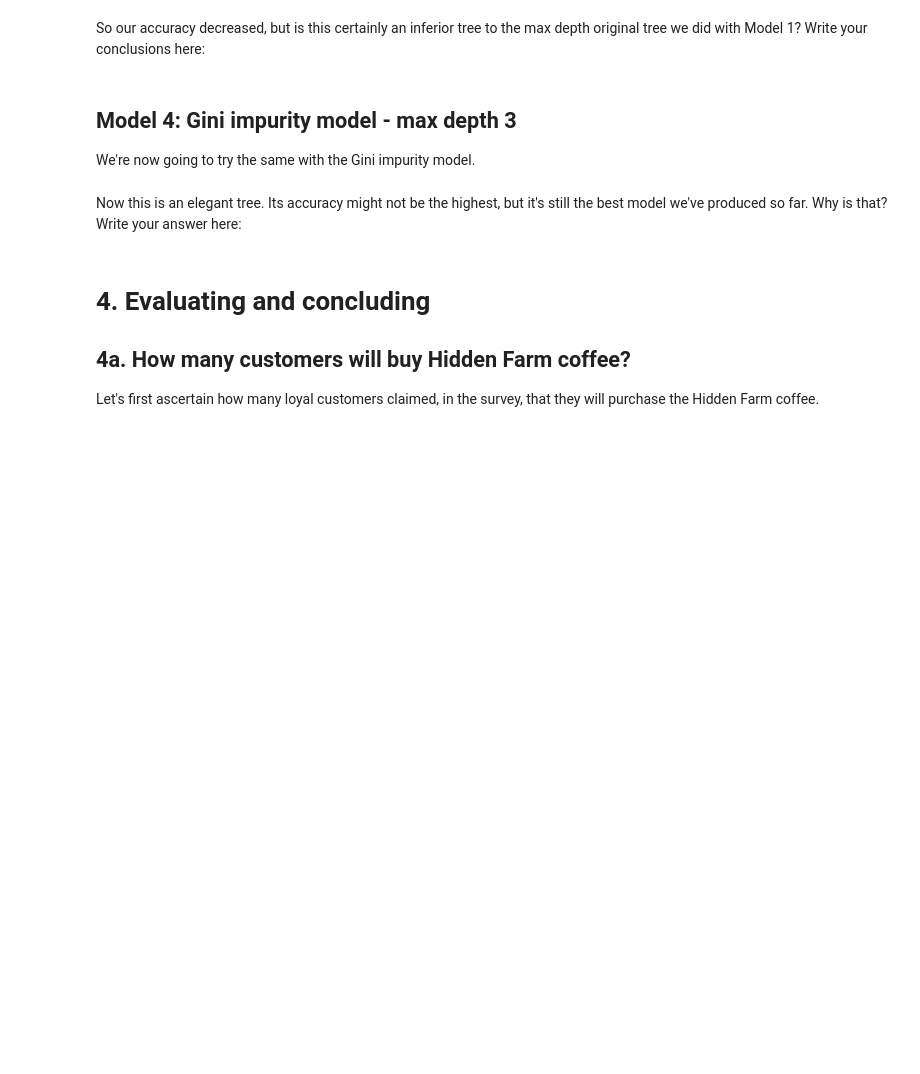
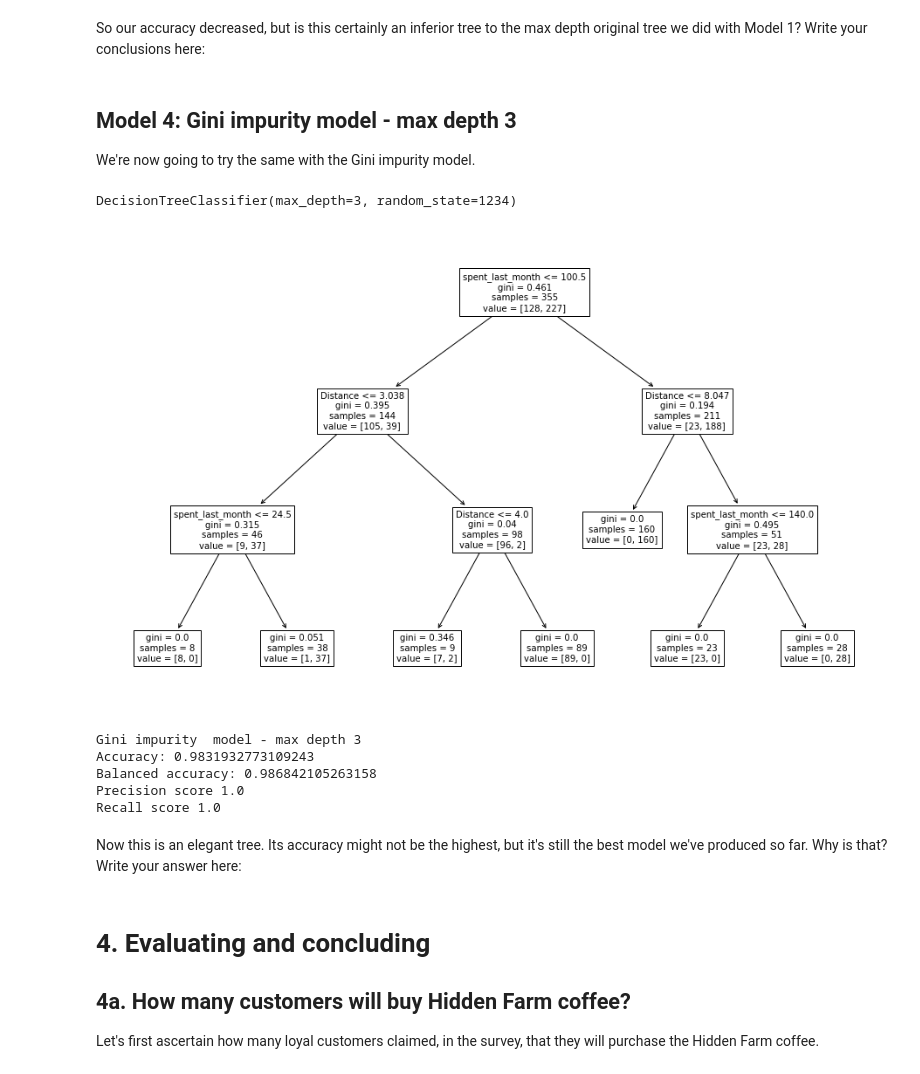
Before and after one commit to demiroz/dsc, a Jupyter notebook: Unit 14 - Supervised Learning/14.3 Decision Trees/14.3.5 Case Study - RR Diner Coffee/Springboard Decision Tree Specialty Coffee Case Study - Tier 3.ipynb, the cells around one changed output. Drawn from its saved outputs; the diff is of its cells as text; code cells hidden in the pictures; blank space fills up the shorter version.

```diff
--- a/Unit 14 - Supervised Learning/14.3 Decision Trees/14.3.5 Case Study - RR Diner Coffee/Springboard Decision Tree Specialty Coffee Case Study - Tier 3.ipynb
+++ b/Unit 14 - Supervised Learning/14.3 Decision Trees/14.3.5 Case Study - RR Diner Coffee/Springboard Decision Tree Specialty Coffee Case Study - Tier 3.ipynb
@@ -537,7 +597,12 @@ So our accuracy decreased, but is this certainly an inferior tree to the max dep
 We're now going to try the same with the Gini impurity model.
 # %%
 # As before, make a variable, but call it gini_model2, and ensure the max_depth parameter is set to 3
-_ _ _ = _ _ _._ _ _(_ _ _ ='_ _ _ ', _ _ _ = 1234, _ _ _  = _ _ _ )
+gini_model2= tree.DecisionTreeClassifier(criterion='gini', random_state= 1234, max_depth=3)
 
 # Do the fit, predict, and series transformations as before.
-_ _ _
+gini_model2.fit(X_train, y_train)
+y_pred_gini2 = gini_model2.predict(X_test)
+y_pred_gini2 = pd.Series(y_pred_gini2)
+gini_model2
+# %% [output]
+DecisionTreeClassifier(max_depth=3, random_state=1234)
@@ -551,9 +609,30 @@ _ _ _
+# %%
+dot_data = StringIO()
+
+plt.figure(figsize=(16,10))
+tree.plot_tree (gini_model2, feature_names=ft)
+
+
+# Alternatively for class_names use gini_model2.classes_
+tree.export_graphviz(gini_model2,
+                     feature_names=ft,
+                     out_file="tree_gini_2",
+                     class_names=gini_model2.classes_,
+                     filled = True)
+# %% [output]
+[figure, added]
 # %%
 print("Gini impurity  model - max depth 3")
-print("Accuracy:", metrics.accuracy_score(y_test,y_pred))
-print("Balanced accuracy:", metrics.balanced_accuracy_score(y_test,y_pred))
-print('Precision score' , metrics.precision_score(y_test,y_pred, pos_label = "YES"))
-print('Recall score' , metrics.recall_score(y_test,y_pred, pos_label = "NO"))
+print("Accuracy:", metrics.accuracy_score(y_test,y_pred_gini2))
+print("Balanced accuracy:", metrics.balanced_accuracy_score(y_test,y_pred_gini2))
+print('Precision score' , metrics.precision_score(y_test,y_pred_gini2, pos_label = "YES"))
+print('Recall score' , metrics.recall_score(y_test,y_pred_gini2, pos_label = "NO"))
+# %% [output]
+Gini impurity  model - max depth 3
+Accuracy: 0.9831932773109243
+Balanced accuracy: 0.986842105263158
+Precision score 1.0
+Recall score 1.0
 # %% [markdown]
 Now this is an elegant tree. Its accuracy might not be the highest, but it's still the best model we've produced so far. Why is that? Write your answer here:
 # %% [markdown]
```
Also changed, not shown: parts of 30 cells of this notebook, 3 other files.
